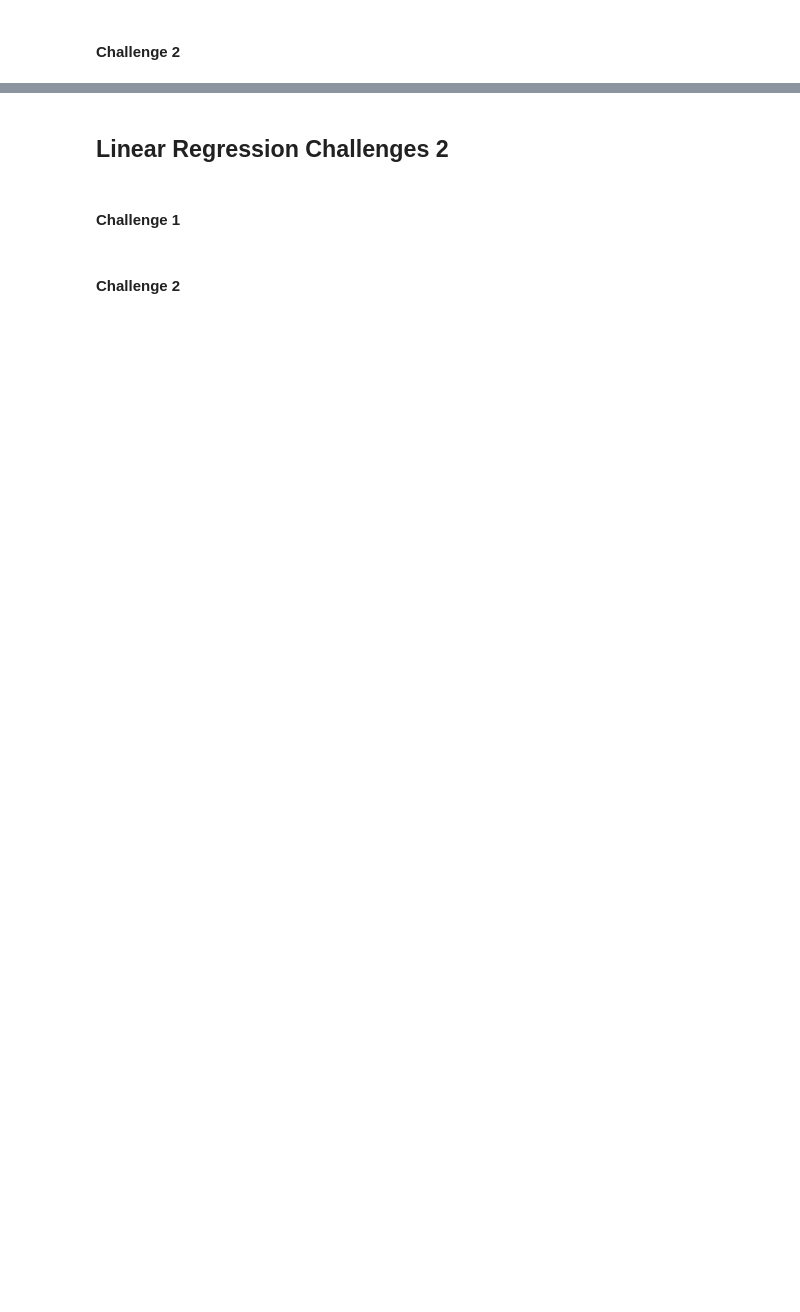
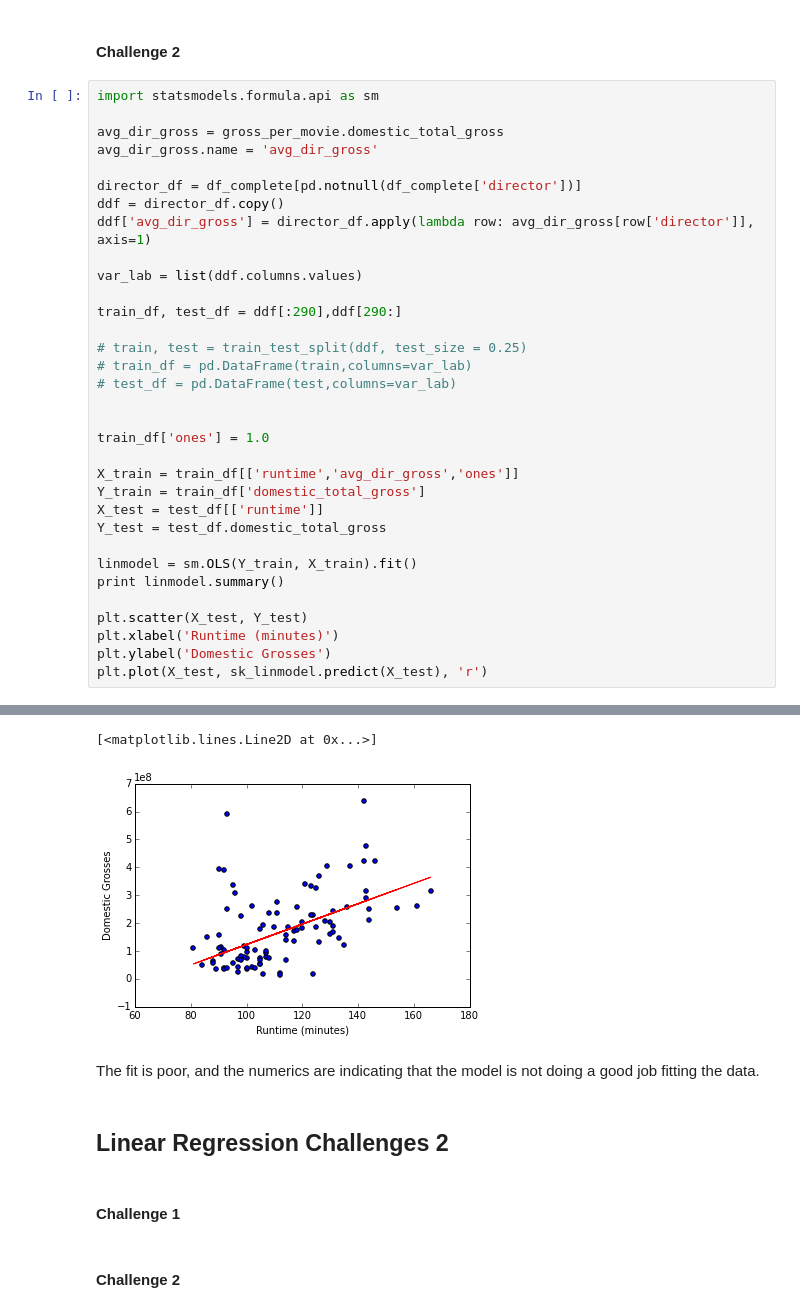
Before and after one commit to drschwenk/film_grosses, a Jupyter notebook: challenges/eda_challenges.ipynb, the cells around one changed output, grey strips where cells are left out. Cells and saved outputs as stored; diff of their text form; blank space fills up the shorter version.

```diff
--- a/challenges/eda_challenges.ipynb
+++ b/challenges/eda_challenges.ipynb
@@ -193,2 +176,36 @@ R^2:             0.223838
 # %% [markdown]
 #### Challenge 2
+# %%
+import statsmodels.formula.api as sm
+
+avg_dir_gross = gross_per_movie.domestic_total_gross
+avg_dir_gross.name = 'avg_dir_gross'
+
+director_df = df_complete[pd.notnull(df_complete['director'])]
+ddf = director_df.copy()
+ddf['avg_dir_gross'] = director_df.apply(lambda row: avg_dir_gross[row['director']], axis=1)
+
+var_lab = list(ddf.columns.values)
+
+train_df, test_df = ddf[:290],ddf[290:]
+
+# train, test = train_test_split(ddf, test_size = 0.25)
+# train_df = pd.DataFrame(train,columns=var_lab)
+# test_df = pd.DataFrame(test,columns=var_lab)
+
+
+train_df['ones'] = 1.0
+
+X_train = train_df[['runtime','avg_dir_gross','ones']]
+Y_train = train_df['domestic_total_gross']
+X_test = test_df[['runtime']]
+Y_test = test_df.domestic_total_gross
+
+linmodel = sm.OLS(Y_train, X_train).fit()
+print linmodel.summary()
+
+plt.scatter(X_test, Y_test)
+plt.xlabel('Runtime (minutes)')
+plt.ylabel('Domestic Grosses')
+plt.plot(X_test, sk_linmodel.predict(X_test), 'r')
+# %% [output]
@@ -195,3 +229,7 @@ R^2:             0.223838
+[<matplotlib.lines.Line2D at 0x...>]
+[figure, added]
+# %% [markdown]
+The fit is poor, and the numerics are indicating that the model is not doing a good job fitting the data.
 # %% [markdown]
 ## Linear Regression Challenges 2
 # %% [markdown]
```
Also changed, not shown: parts of 6 cells of this notebook.
